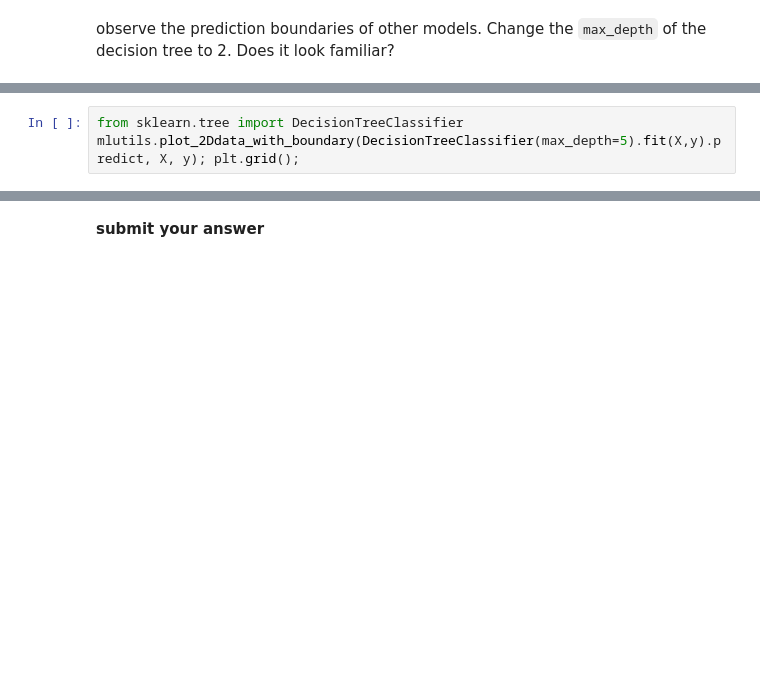
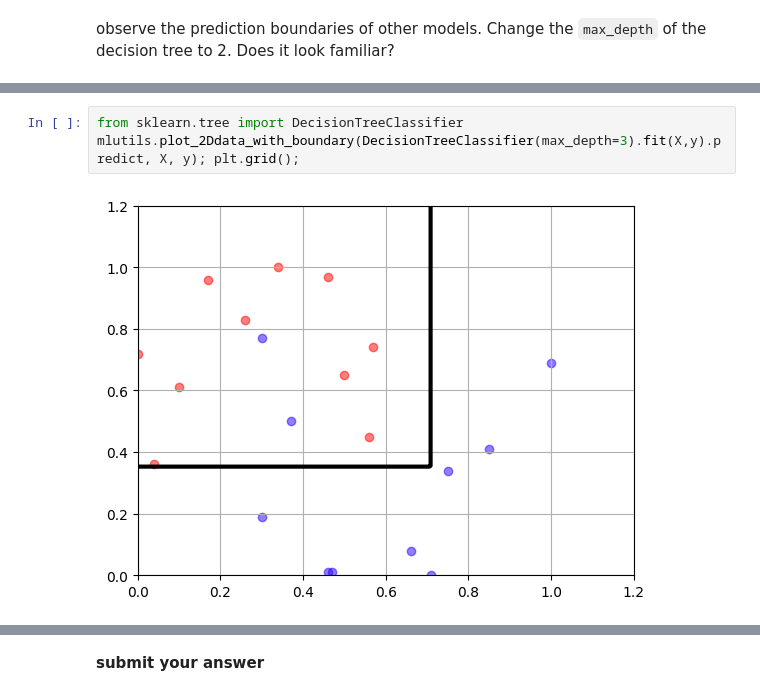
Before and after one commit to Santiagohvilla/Santiagohvilla, a Jupyter notebook: lab_03_01_model_generation.ipynb, the cells around one changed output, grey strips where cells are left out. Cells and saved outputs as stored; diff of their text form; blank space fills up the shorter version.

```diff
--- a/lab_03_01_model_generation.ipynb
+++ b/lab_03_01_model_generation.ipynb
@@ -114,5 +147,7 @@ mlutils.plot_2Ddata_with_boundary(LogisticRegression().fit(X,y).predict, X, y);
 # %%
 from sklearn.tree import DecisionTreeClassifier
-mlutils.plot_2Ddata_with_boundary(DecisionTreeClassifier(max_depth=5).fit(X,y).predict, X, y); plt.grid();
+mlutils.plot_2Ddata_with_boundary(DecisionTreeClassifier(max_depth=3).fit(X,y).predict, X, y); plt.grid();
+# %% [output]
+[figure, added]
 # %%
 from sklearn.svm import SVC
```
Also changed, not shown: parts of 20 cells of this notebook.
